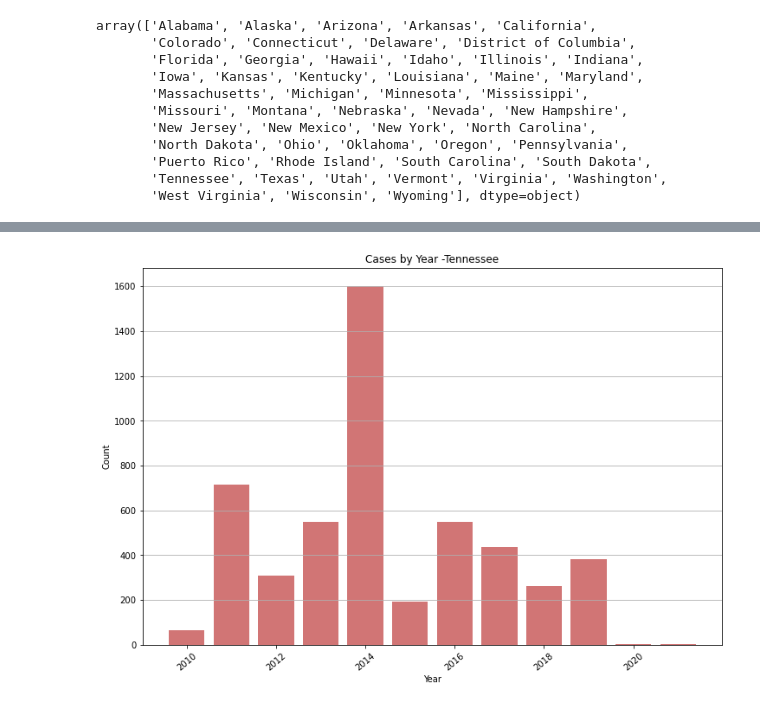
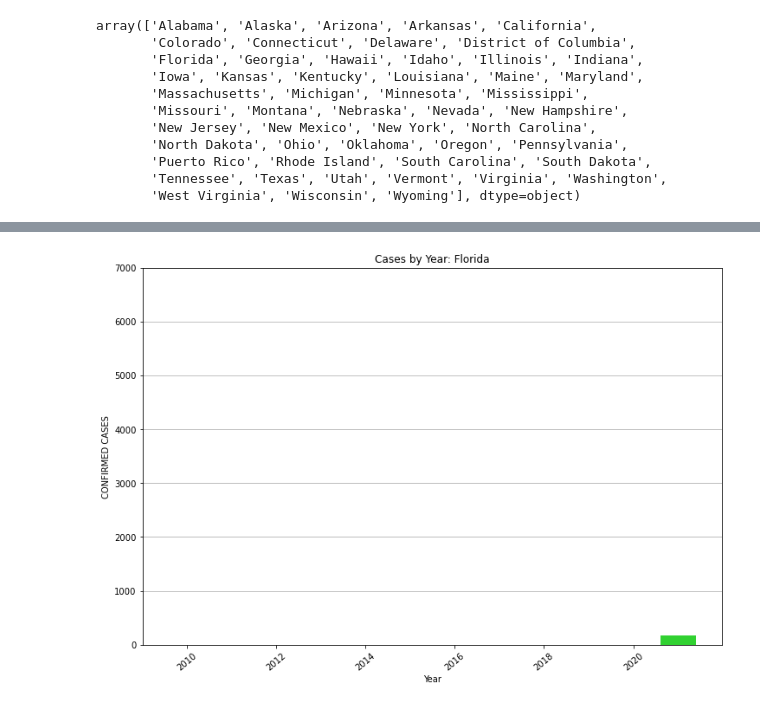
Before and after one commit to ZachRoark/DDA5_Capstone, a Jupyter notebook: notebooks/national flu data v3.2.ipynb, the cells around one changed output, grey strips where cells are left out. Cells and saved outputs as stored; diff of their text form; code cells hidden in the pictures.

```diff
--- a/notebooks/national flu data v3.2.ipynb
+++ b/notebooks/national flu data v3.2.ipynb
@@ -106,5 +112,5 @@ AL2
 # %%
-early_data_10_15.drop(early_data_10_15.columns[[0, 4, 5]], axis =1, inplace = True)
+# dropping unneeded columns
+early_data_10_15.drop(early_data_10_15.columns[[0, 5]], axis =1, inplace = True)
 early_data_10_15.head(3)
-# early_data_10_15.WEEK.unique()
 # %% [output]
@@ -115,5 +121,5 @@ early_data_10_15.head(3)
 # %%
-test = early_data_10_15[['REGION','YEAR', 'WEEK', 'A (2009 H1N1)', 'A (H1)', 'A (H3)', 'A (Subtyping not Performed)',
-                         'A (Unable to Subtype)', 'B', 'H3N2v']]
+test = early_data_10_15[['REGION','YEAR', 'WEEK', 'TOTAL SPECIMENS', 'A (2009 H1N1)', 'A (H1)', 'A (H3)',
+                         'A (Subtyping not Performed)', 'A (Unable to Subtype)', 'B', 'H3N2v']]
 test.columns
 # %% [output]
@@ -143,5 +138,6 @@ Index(['REGION', 'YEAR', 'WEEK', 'A (2009 H1N1)', 'A (H1)', 'A (H3)',
 # %%
-test3 = test.groupby(['REGION', 'YEAR'], as_index=False)['A (2009 H1N1)', 'A (H1)', 'A (H3)',
+# grouping specimens by region and year to properly sum them, eliminating unneeded WEEK column
+test3 = test.groupby(['REGION', 'YEAR'], as_index=False)['TOTAL SPECIMENS', 'A (2009 H1N1)', 'A (H1)', 'A (H3)',
        'A (Subtyping not Performed)', 'A (Unable to Subtype)', 'B', 'H3N2v'].sum()
 
 test3
@@ -164,3 +167,5 @@ test3
 # %%
-public_lab.drop(public_lab.columns[[0, 3]], axis =1, inplace = True)
+# dropping unneeded columns
+public_lab.drop(public_lab.columns[[0]], axis =1, inplace = True)
+# removing 'season' from season-description column
 public_lab['SEASON_DESCRIPTION'] = public_lab['SEASON_DESCRIPTION'].str.replace(r'Season ', '')
@@ -471,12 +520,14 @@ plt.title('INFLUENZA CASES PER 1000 PEOPLE');
 # %%
-plt.figure(figsize = (12,8))
-plt.bar('YEAR', 'Total', data = TN, color = (0.8,0.4,0.4,0.9))
+fig7 = plt.figure(figsize = (12,8))
+plt.bar('YEAR', 'Total', data = FL, color = (0.1,0.8,0.1,0.9))
 plt.grid(b=None , which='both', axis='y')
 
 plt.xticks(rotation = 40)
-plt.ylabel('Count')
+plt.ylabel('CONFIRMED CASES')
 plt.xlabel('Year')
-plt.title('Cases by Year -Tennessee')
-plt.show()
+plt.title('Cases by Year: Florida')
+plt.ylim([0, 7000])
+# plt.show()
+fig7.savefig('../plots/FL_cases.png')
 # %% [output]
-[figure, old version]
+[figure, new version]
```
Also changed, not shown: parts of 69 cells of this notebook, 15 other files.
